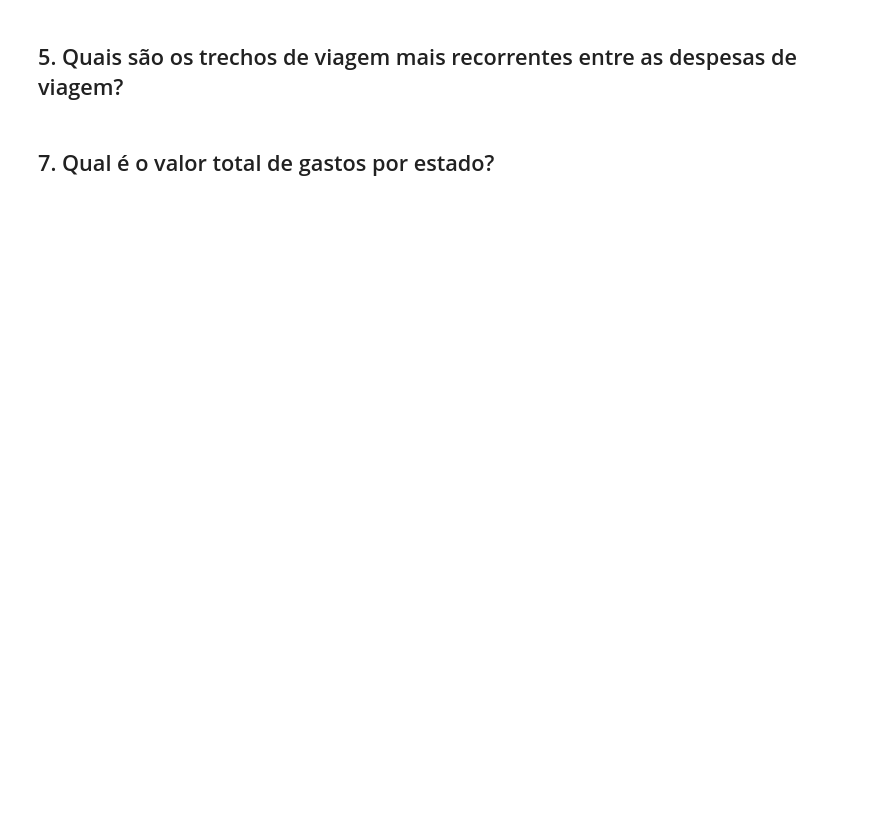
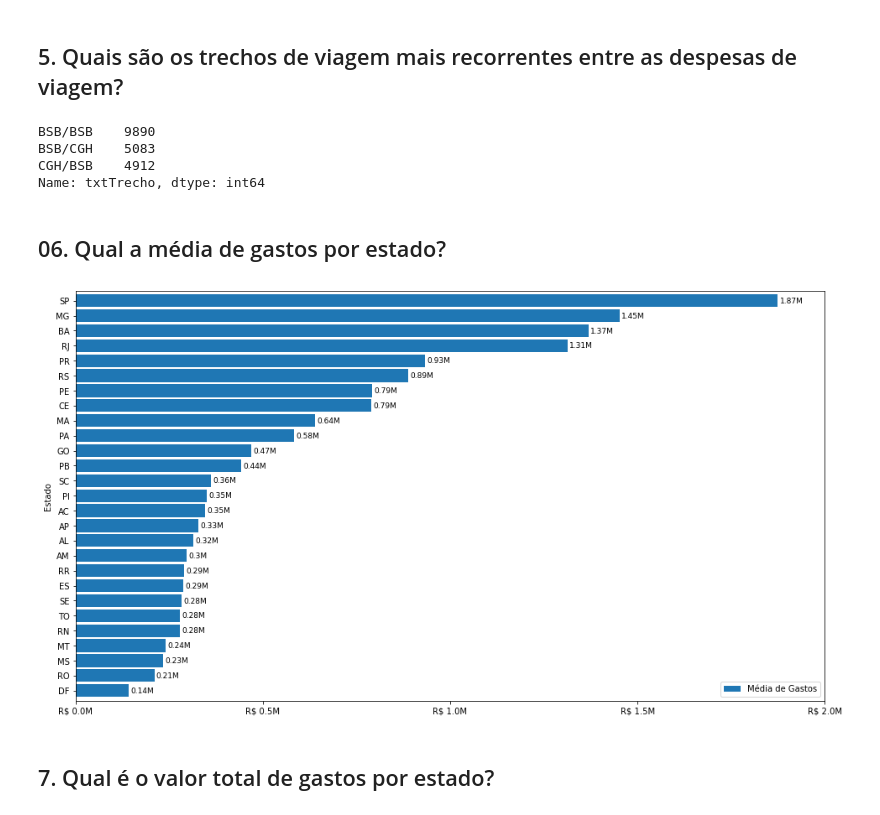
Before and after one commit to derekmartins/AnaliseCotaParlamentarDeputadosFederais, a Jupyter notebook: Análise Final.ipynb, the cells around one changed output. Drawn from its saved outputs; the diff is of its cells as text; code cells hidden in the pictures; blank space fills up the shorter version.

```diff
--- a/Análise Final.ipynb
+++ b/Análise Final.ipynb
@@ -74,2 +163,51 @@ import odilon
+# %%
+liora.trecho_viagem_recorrente(dado)
+# %% [output]
+BSB/BSB    9890
+BSB/CGH    5083
+CGH/BSB    4912
+Name: txtTrecho, dtype: int64
+# %% [markdown]
+## 06. Qual a média de gastos por estado?
+# %%
+col = ['sgUF', 'vlrDocumento']
+gastos_estado = dado[col]
+sge = utils.soma_gastos(gastos_estado)
+sge.vlrDocumento = sge.vlrDocumento / 31
+sge = sge.sort_values('vlrDocumento')
+sge.columns = ['Estado', 'Média de Gastos']
+
+mx = 2_000_000
+
+fig, ax = plt.subplots()
+
+fig.patch.set_facecolor('white')
+sge.set_index('Estado').plot.barh(
+    figsize=(16,9),
+    width=.85,
+    ax=ax
+)
+
+ax.set_facecolor('white')
+
+# Ajustar As Anotações
+ax.set_xlim(0, mx)
+labels = (sge['Média de Gastos'] / 1_000_000).round(2).to_numpy()
+for x, y in enumerate(sge['Média de Gastos']):
+    text = f'{labels[x]}M'
+    ax.annotate(text,(y + 5000, x), va='center', fontsize=9)
+ax.legend(loc=4)
+
+# Ajustar o Eixo X
+
+yticks = [x for x in range(0, mx+1, int(mx/4))]
+
+ax.set_xticks(yticks)
+
+
+yticks = [f'R$ {x/1000000}M' for x in yticks]
+ax.set_xticklabels(yticks)
+# %% [output]
+[figure, added]
 # %% [markdown]
 ## 7. Qual é o valor total de gastos por estado?
```
Also changed, not shown: parts of 27 cells of this notebook.
